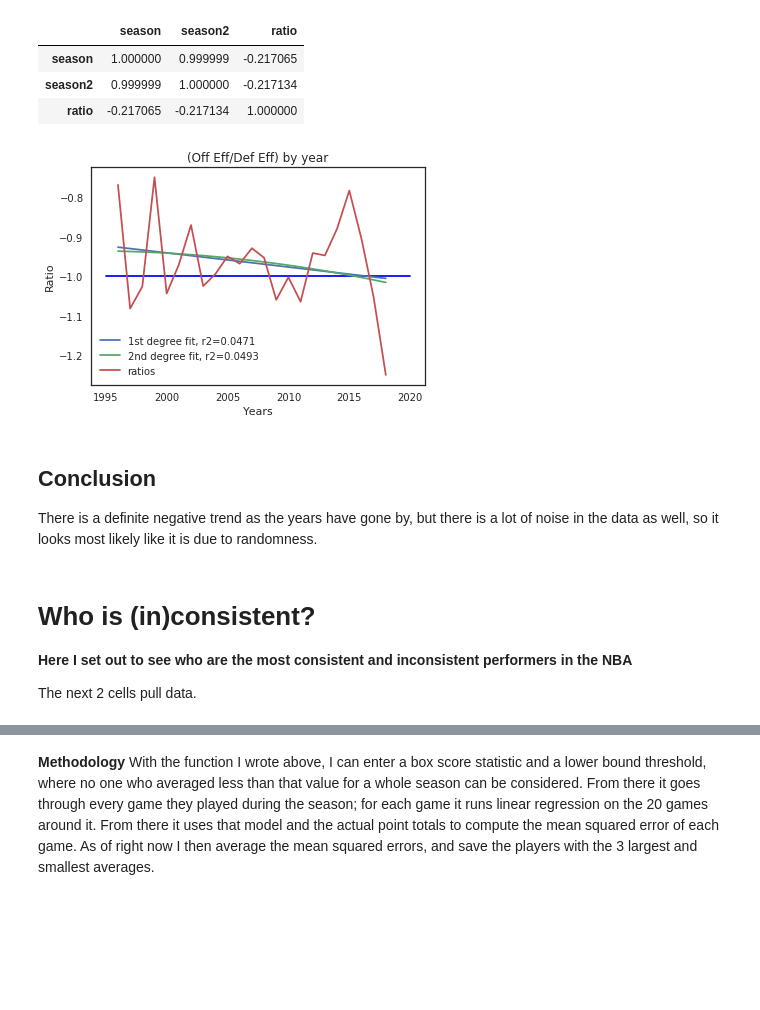
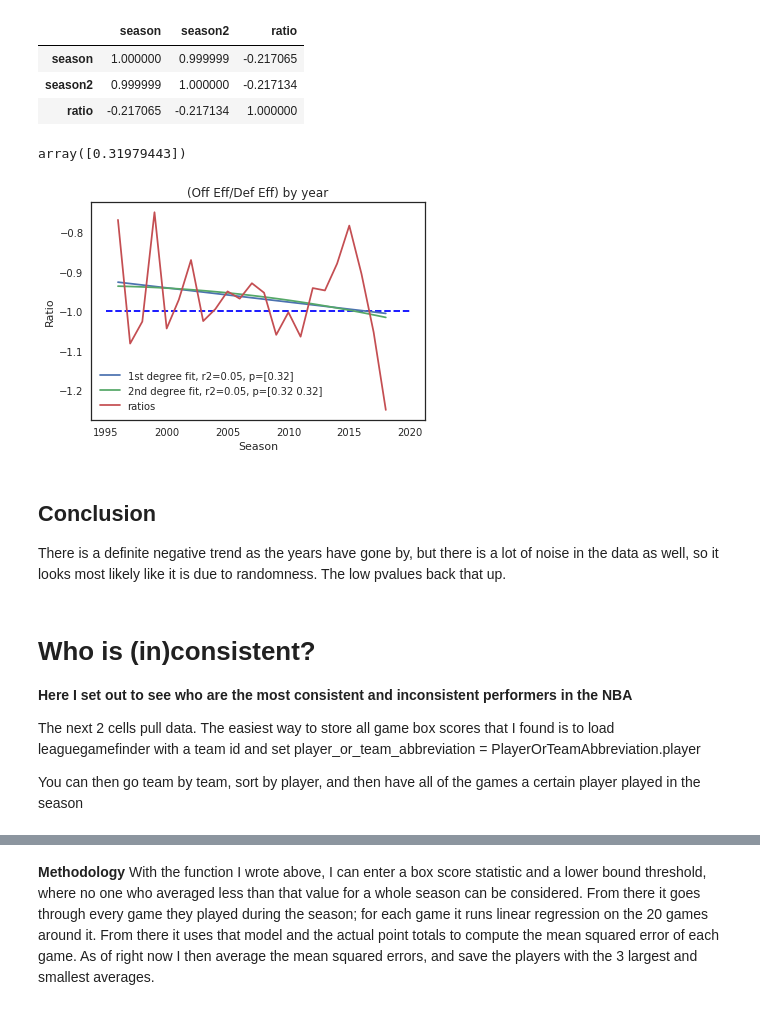
Before and after one commit to brycemann8334/Project3_DataScience, a Jupyter notebook: project3/NotebookFinal.ipynb, the cells around one changed output, grey strips where cells are left out. Cells and saved outputs as stored; diff of their text form; code cells hidden in the pictures; blank space fills up the shorter version.

```diff
--- a/project3/NotebookFinal.ipynb
+++ b/project3/NotebookFinal.ipynb
@@ -65,34 +68,42 @@ To try an answer this question I look at advanced team stats from the first year
 # %%
 from sklearn.linear_model import LinearRegression
 from sklearn.preprocessing import normalize
+from sklearn.feature_selection import f_regression
 
 seasons = make_season_list(1996, 2019)
 d = dict()
 
 for season in seasons:
 
+    #read grab each season dataframe
     df = pd.read_pickle('teams_adv/' + season + '.pkl')
-    x = df['OFF_RATING'].values
+
+    #normalize off and def efficiency
+    x = df['OFF_RATING']
     xnorm = (x - np.mean(x))/np.std(x)
-    y = df['DEF_RATING'].values
+    y = df['DEF_RATING']
     ynorm = (y - np.mean(y))/np.std(y)
     avgx = np.mean(x)
     avgy = np.mean(y)
 
+    #initialize normalized linear regression class
     linreg = LinearRegression(normalize=True)
     X = df[['OFF_RATING', 'DEF_RATING']]
     Y = df['W_RANK']
+    #fit to the data, compute r2, store coefficients for the season
     linreg.fit(X,Y)
     r2 = linreg.score(X, Y)
     d[season] = linreg.coef_
 
+    #plotting each season
     plt.figure()
-    plt.title(season + '; R2 = ' + str(r2))
+    plt.title(season + '; R2 = ' + str(np.around(r2,3)))
     plt.gca().invert_yaxis()
     plt.xlabel('Offensive Rating (STDs)')
     plt.ylabel('Defensive Rating (STDs)')
     plt.plot([0, 0], [min(ynorm), max(ynorm)], 'b--')
     plt.plot([min(xnorm), max(xnorm)], [0, 0], 'b--')
+    #size of the marker determined by how successful the team was
     for i, val in enumerate(xnorm):
         size = (31 - df['W_RANK'].values[i])
         plt.plot(xnorm[i],ynorm[i],'r.', markersize=size)
@@ -146,51 +158,72 @@ df.corr()
 | season2 | 0.999999 | 1.000000 | -0.217134 |
 | ratio | -0.217065 | -0.217134 | 1.000000 |
 # %%
+from sklearn.feature_selection import f_regression
+
+#first order fit of ratios vs season
 x = df['season'].values.reshape(-1,1)
 y = df['ratio'].values.reshape(-1,1)
 linreg = LinearRegression()
 linreg.fit(x,y)
+
+#r2 and pval of model
 r1 = linreg.score(x,y)
+F, p1 = f_regression(x,y)
 
-p = [linreg.coef_[0][0], linreg.intercept_[0]]
+#coef p, not pvalue
+p = [linreg.coef_[0][0], linreg.intercept_]
 
+#first order best fit
 x1 = np.linspace(1996,2018,100)
 y1 = np.polyval(p, x1)
+p1
+# %% [output]
+array([0.31979443])
 # %%
+#second order fit of ratios vs season
 linreg = LinearRegression()
 x2 = df[['season', 'season2']].values
 y = df['ratio'].values.reshape(-1,1)
 linreg.fit(x2,y)
+
+#r2 and pvals of model
 r2 = linreg.score(x2,y)
+F, p2 = f_regression(x2,y)
 
-p = [linreg.coef_[0][1], linreg.coef_[0][0], linreg.intercept_[0]]
+#coefp, not value
+p = [linreg.coef_[0][1], linreg.coef_[0][0], linreg.intercept_]
 
+#second order best fit
 x2 = np.linspace(1996,2018,100)
 y2 = np.polyval(p, x2)
 
+#plotting
 plt.figure()
-plt.plot([1995, 2020], [-1, -1], 'b-')
+plt.plot([1995, 2020], [-1, -1], 'b--')
 plt.title('(Off Eff/Def Eff) by year')
-plt.xlabel('Years')
+plt.xlabel('Season')
 plt.ylabel('Ratio')
 
-plt.plot(x1, y1, label='1st degree fit, r2=' + str(np.around(r1,4)))
-plt.plot(x2, y2, label='2nd degree fit, r2=' + str(np.around(r2,4)))
-
+plt.plot(x1, y1, label='1st degree fit, r2=' + str(np.around(r1,2)) +
+         ', p=' + str(np.around(p1,2)))
+plt.plot(x2, y2, label='2nd degree fit, r2=' + str(np.around(r2,2)) +
+         ', p=' + str(np.around(p2,2)))
 plt.plot(df['season'].values, ratios, label='ratios')
 
 plt.legend()
 plt.show()
 # %% [output]
-[figure, old version]
+[figure, new version]
 # %% [markdown]
 ## Conclusion
-There is a definite negative trend as the years have gone by, but there is a lot of noise in the data as well, so it looks most likely like it is due to randomness.
+There is a definite negative trend as the years have gone by, but there is a lot of noise in the data as well, so it looks most likely like it is due to randomness. The low pvalues back that up.
 # %% [markdown]
 # Who is (in)consistent?
 **Here I set out to see who are the most consistent and inconsistent performers in the NBA**
 
-The next 2 cells pull data.
+The next 2 cells pull data. The easiest way to store all game box scores that I found is to load leaguegamefinder with a team id and set player_or_team_abbreviation = PlayerOrTeamAbbreviation.player
+
+You can then go team by team, sort by player, and then have all of the games a certain player played in the season
 # %%
 from nba_api.stats.static import teams
 
```
Also changed, not shown: parts of 14 cells of this notebook.
